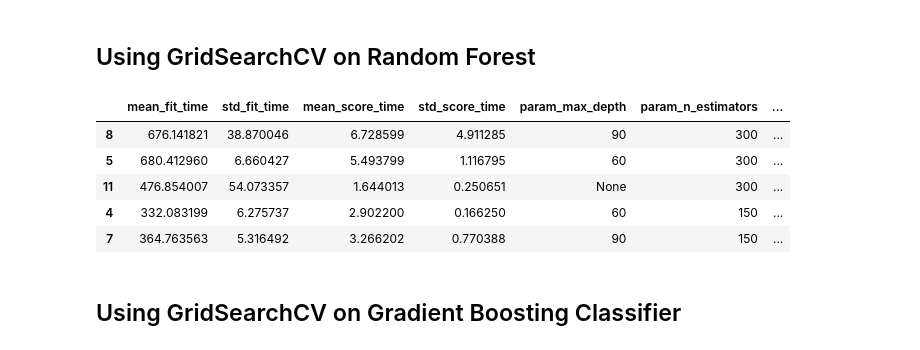
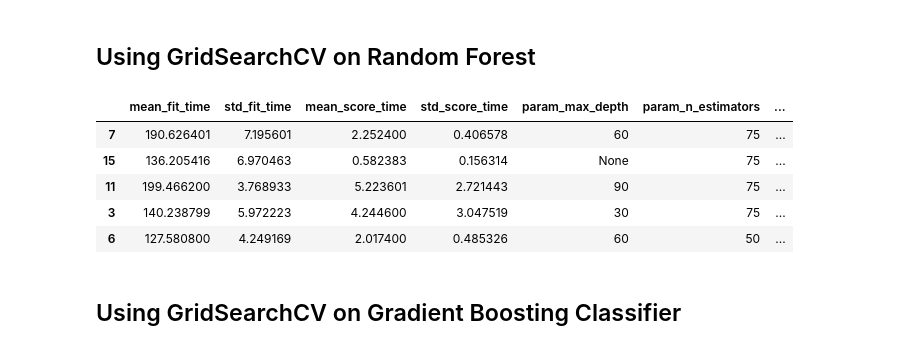
Before and after one commit to VaderSame/IMDB-Dataset, a Jupyter notebook: Project3-200543129_Semal_Shastri.ipynb, the cells around one changed output. Saved outputs shown, nothing was run; the diff lists cells and outputs as text; code cells hidden in the pictures.

```diff
--- a/Project3-200543129_Semal_Shastri.ipynb
+++ b/Project3-200543129_Semal_Shastri.ipynb
@@ -285,18 +275,18 @@ X_tfidf_df
 ## Using GridSearchCV on Random Forest
 # %%
 rf = RandomForestClassifier()
-param = {'n_estimators': [10, 150, 300],
+param = {'n_estimators': [10, 25, 50, 75],
         'max_depth': [30, 60, 90, None]}
 
 gs = GridSearchCV(rf, param, cv=5, n_jobs=-1)
 gs_fit = gs.fit(X_tfidf_df, imdb['sentiment'])
 pd.DataFrame(gs_fit.cv_results_).sort_values('mean_test_score', ascending=False)[0:5]
 # %% [output]
 |  | mean_fit_time | std_fit_time | mean_score_time | std_score_time | param_max_depth | param_n_estimators | ... |
-| 8 | 676.141821 | 38.870046 | 6.728599 | 4.911285 | 90 | 300 | ... |
-| 5 | 680.412960 | 6.660427 | 5.493799 | 1.116795 | 60 | 300 | ... |
-| 11 | 476.854007 | 54.073357 | 1.644013 | 0.250651 | None | 300 | ... |
-| 4 | 332.083199 | 6.275737 | 2.902200 | 0.166250 | 60 | 150 | ... |
-| 7 | 364.763563 | 5.316492 | 3.266202 | 0.770388 | 90 | 150 | ... |
+| 7 | 190.626401 | 7.195601 | 2.252400 | 0.406578 | 60 | 75 | ... |
+| 15 | 136.205416 | 6.970463 | 0.582383 | 0.156314 | None | 75 | ... |
+| 11 | 199.466200 | 3.768933 | 5.223601 | 2.721443 | 90 | 75 | ... |
+| 3 | 140.238799 | 5.972223 | 4.244600 | 3.047519 | 30 | 75 | ... |
+| 6 | 127.580800 | 4.249169 | 2.017400 | 0.485326 | 60 | 50 | ... |
 # %% [markdown]
 ## Using GridSearchCV on Gradient Boosting Classifier
```
Also changed, not shown: parts of 7 cells of this notebook.
